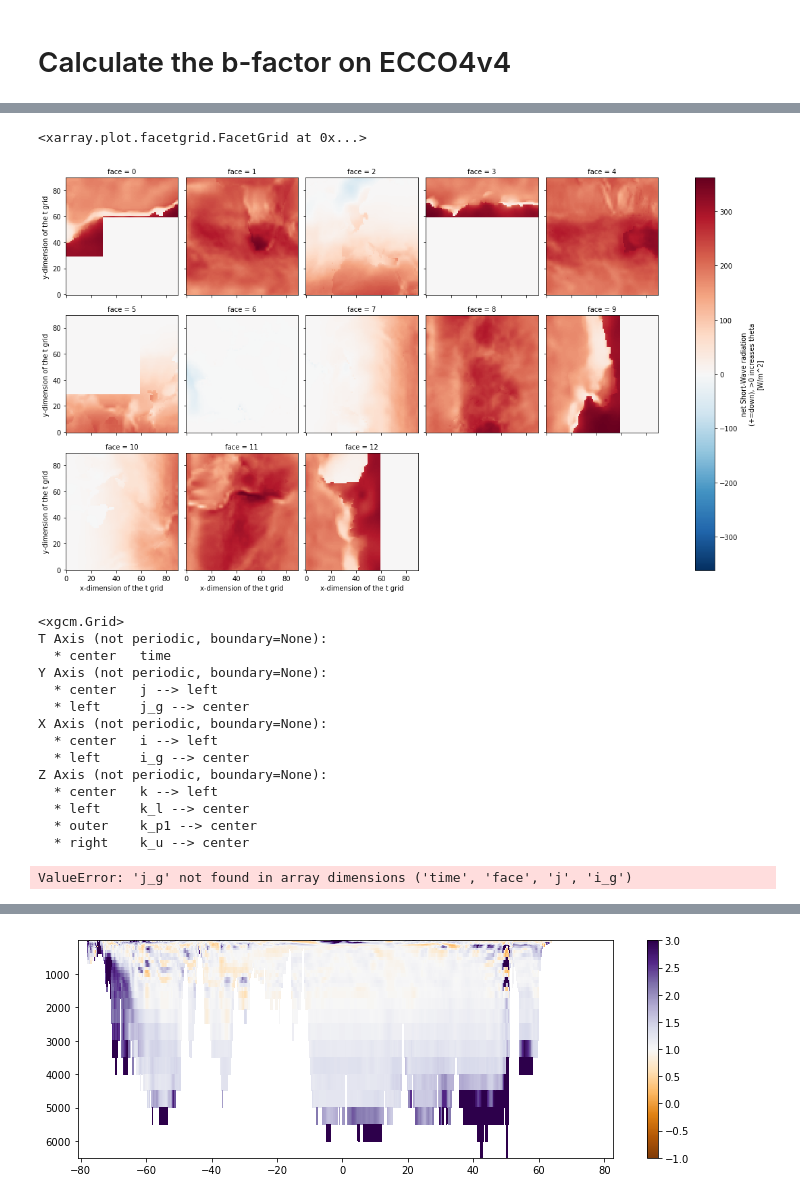
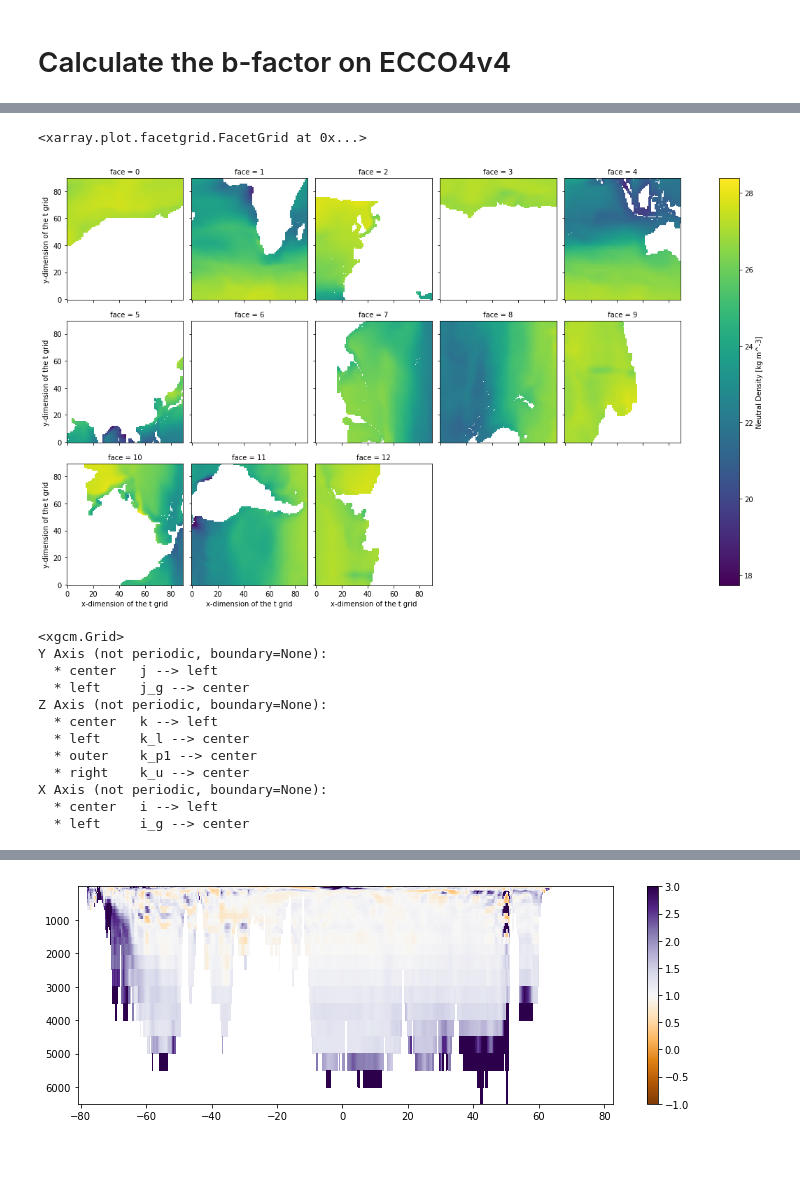
Before and after one commit to gmacgilchrist/wmt_bgc, a Jupyter notebook: notebooks/calc_bfactor_ECCO4v4.ipynb, the cells around one changed output, grey strips where cells are left out. Cells and saved outputs as stored; diff of their text form; code cells hidden in the pictures; blank space fills up the shorter version.

```diff
--- a/notebooks/calc_bfactor_ECCO4v4.ipynb
+++ b/notebooks/calc_bfactor_ECCO4v4.ipynb
@@ -18,9 +18,8 @@ gamma = xr.open_mfdataset(rootdir+localdir+filename)#.drop(['XC','YC','Z','times
 # temperature
 localdir = 'nctiles_monthly/THETA/*/'
 filename = 'THETA_*.nc'
-theta = xr.open_mfdataset(rootdir+localdir+filename).drop(['XC','YC','Z','timestep','time_bnds'])
+theta = xr.open_mfdataset(rootdir+localdir+filename)#.drop(['XC','YC','Z','timestep','time_bnds'])
 # salinity
 localdir = 'nctiles_monthly/SALT/*/'
 filename = 'SALT_*.nc'
-theta = xr.open_mfdataset(rootdir+localdir+filename).drop(['XC','YC','Z','timestep','time_bnds'])
-gamma
+salt = xr.open_mfdataset(rootdir+localdir+filename)#.drop(['XC','YC','Z','timestep','time_bnds'])
@@ -57,5 +30,5 @@ Attributes:
 # %%
-ds = xr.merge([Q,grid]).rename({'tile':'face'})
+ds = xr.merge([gamma,theta,salt,grid]).rename({'tile':'face'}).isel(time=0)
 # %%
 ds
 # %% [output]
@@ -117,8 +52,8 @@ Attributes: (0)
 # %%
-ds['oceQsw'].isel(time=0).plot(col='face', col_wrap=5)
+ds['GAMMAN'].isel(k=0).plot(col='face', col_wrap=5)
 # %% [output]
 <xarray.plot.facetgrid.FacetGrid at 0x...>
-[figure, old version]
+[figure, new version]
 # %%
 # define the connectivity between faces
 face_connections = {'face':
@@ -165,43 +100,14 @@ xgrid = Grid(ds, periodic=False, face_connections=face_connections, metrics=metr
 xgrid
 # %% [output]
 <xgcm.Grid>
-T Axis (not periodic, boundary=None):
-  * center   time
 Y Axis (not periodic, boundary=None):
   * center   j --> left
   * left     j_g --> center
-X Axis (not periodic, boundary=None):
-  * center   i --> left
-  * left     i_g --> center
 Z Axis (not periodic, boundary=None):
   * center   k --> left
   * left     k_l --> center
   * outer    k_p1 --> center
   * right    k_u --> center
+X Axis (not periodic, boundary=None):
+  * center   i --> left
+  * left     i_g --> center
-# %%
-# Calculate gradients in T, S, and gamma
-# (first interpolate to edge points so that
-# resultant gradient is in the center)
-# Horizontal
-# Txq = xgrid.interp(ds['thetao'],'X')
-# dTdx = xgrid.derivative(Txq, 'X')
-# Tyq = xgrid.interp(ds['thetao'],'Y',boundary='fill')
-# dTdy = xgrid.derivative(Tyq, 'Y',boundary='fill')
-# Sxq = xgrid.interp(ds['so'],'X')
-# dSdx = xgrid.derivative(Sxq, 'X')
-# Syq = xgrid.interp(ds['so'],'Y',boundary='fill')
-# dSdy = xgrid.derivative(Syq, 'Y',boundary='fill')
-gxq = xgrid.interp(ds['oceQsw'],'X')
-dgdx = xgrid.diff(gxq, 'X')
-# gxq = xgrid.interp(dgdx,'X')
-# gyq = xgrid.interp(ds['GAMMAN'],'Y',boundary='fill')
-# dgdy = xgrid.derivative(gyq, 'Y',boundary='fill')
-# Vertical
-# T_zi = xgrid.interp(ds['thetao'],'Z',boundary='extrapolate')
-# dTdz = xgrid.derivative(T_zi, 'Z')
-# S_zi = xgrid.interp(ds['so'],'Z',boundary='extrapolate')
-# dSdz = xgrid.derivative(S_zi, 'Z')
-# g_zi = xgrid.interp(ds['GAMMAN'],'Z',boundary='extrapolate')
-# dgdz = xgrid.derivative(g_zi, 'Z')
-# %% [output]
-ValueError: 'j_g' not found in array dimensions ('time', 'face', 'j', 'i_g')
```
Also changed, not shown: parts of 12 cells of this notebook.
